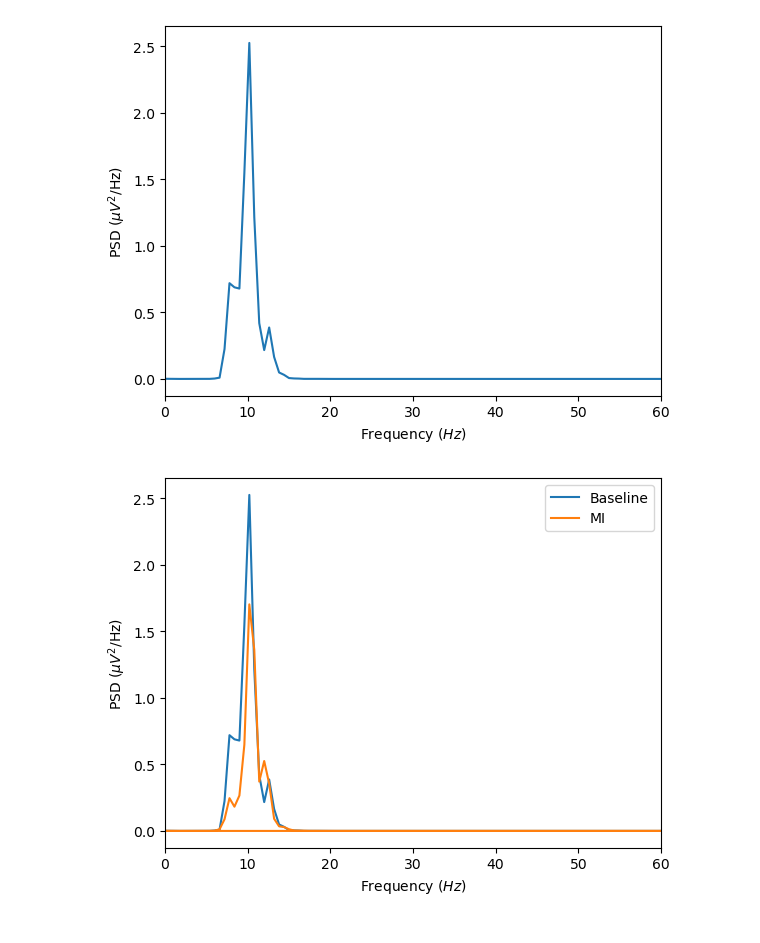
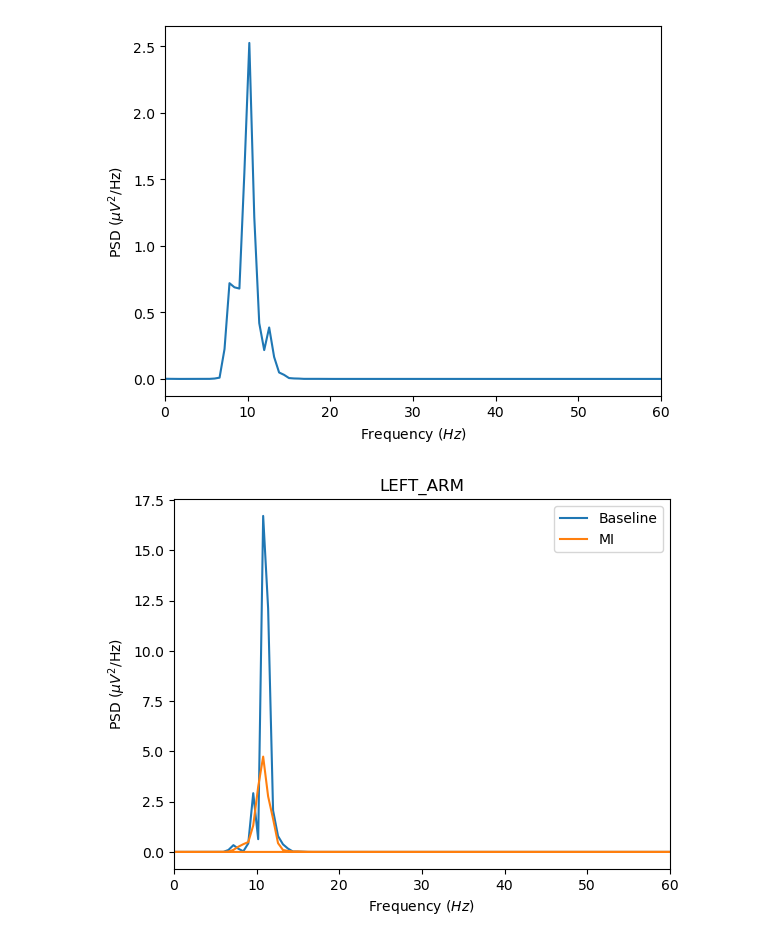
Before and after one commit to Ereasai/EEGTetris, a Jupyter notebook: dc/dsp_ex.ipynb, the cells around one changed output. Saved outputs shown, nothing was run; the diff lists cells and outputs as text; code cells hidden in the pictures.

Commit message:
Small change to PSD compare plot

```diff
--- a/dc/dsp_ex.ipynb
+++ b/dc/dsp_ex.ipynb
@@ -319,24 +320,27 @@ plt.show()
 [figure]
 # %%
 # let's quickly process a trial 1, channel 1 of a motor imagery trial for comparison
+# let's graph channel 5 (C3) since it is more fun
 
 mt1       = nodc(motor_im[0, :, :], Fs=Fs)
 mt1_afilt = alphapass(mt1)
 
 # t1 - baseline
-wat1_frq, wat1_psd = signal.welch(t1_afilt[:, 1], Fs, nperseg=500)
+wat1_frq, wat1_psd = signal.welch(t1_afilt[:, 5], Fs, nperseg=500)
 plt.plot(wat1_frq, wat1_psd, label='Baseline')
 
 # t1 - MI
-mwat1_frq,  mwat1_psd = signal.welch(mt1_afilt[:, 1], Fs, nperseg=500)
+mwat1_frq,  mwat1_psd = signal.welch(mt1_afilt[:, 5], Fs, nperseg=500)
 plt.plot(mwat1_frq, mwat1_psd, label='MI')
 
 plt.xlim(0, 60)
 
 plt.xlabel(r'Frequency $(Hz)$')
 plt.ylabel(r'PSD ($\mu V^2$/Hz)')
 
+plt.title(get_marker_name(labels[0]))
+
 plt.legend()
 plt.show()
 # %% [output]
-[figure, old version]
+[figure, new version]
```
Also changed, not shown: parts of 1 cell of this notebook.
